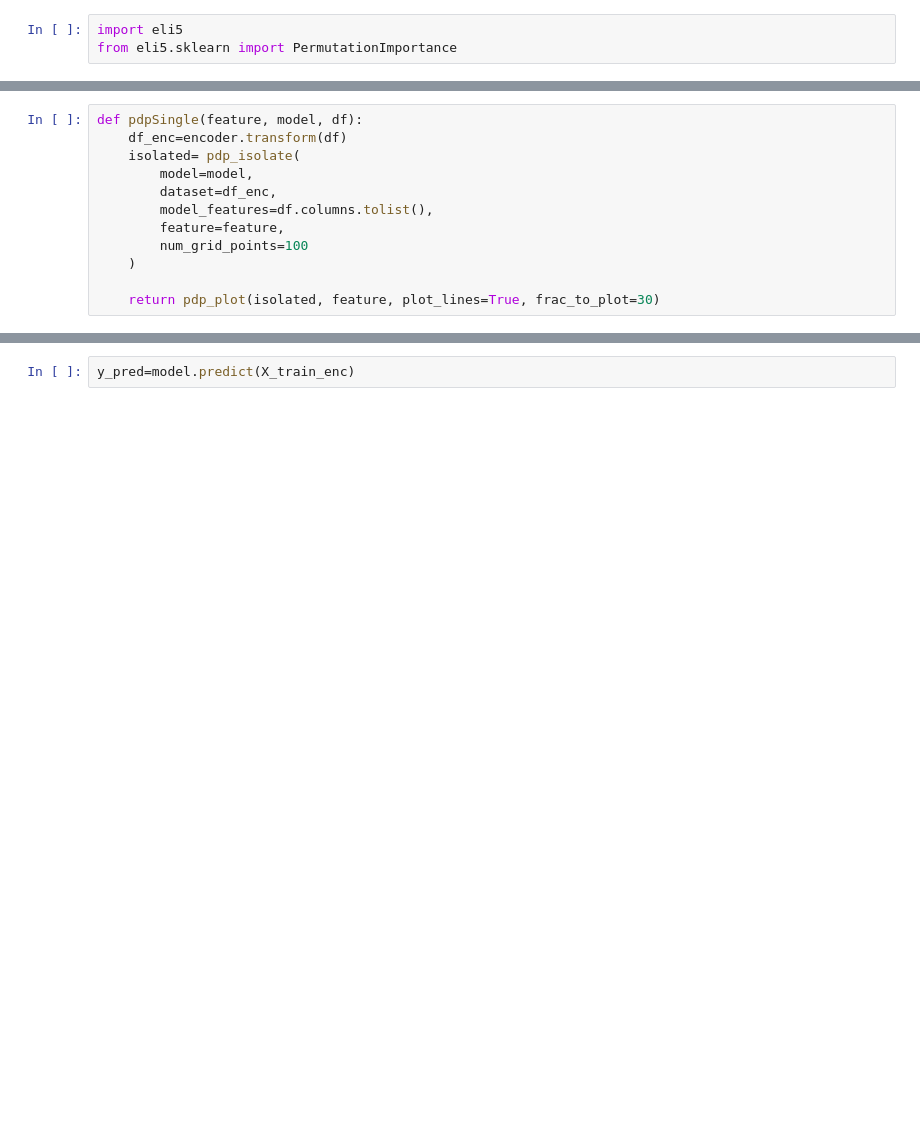
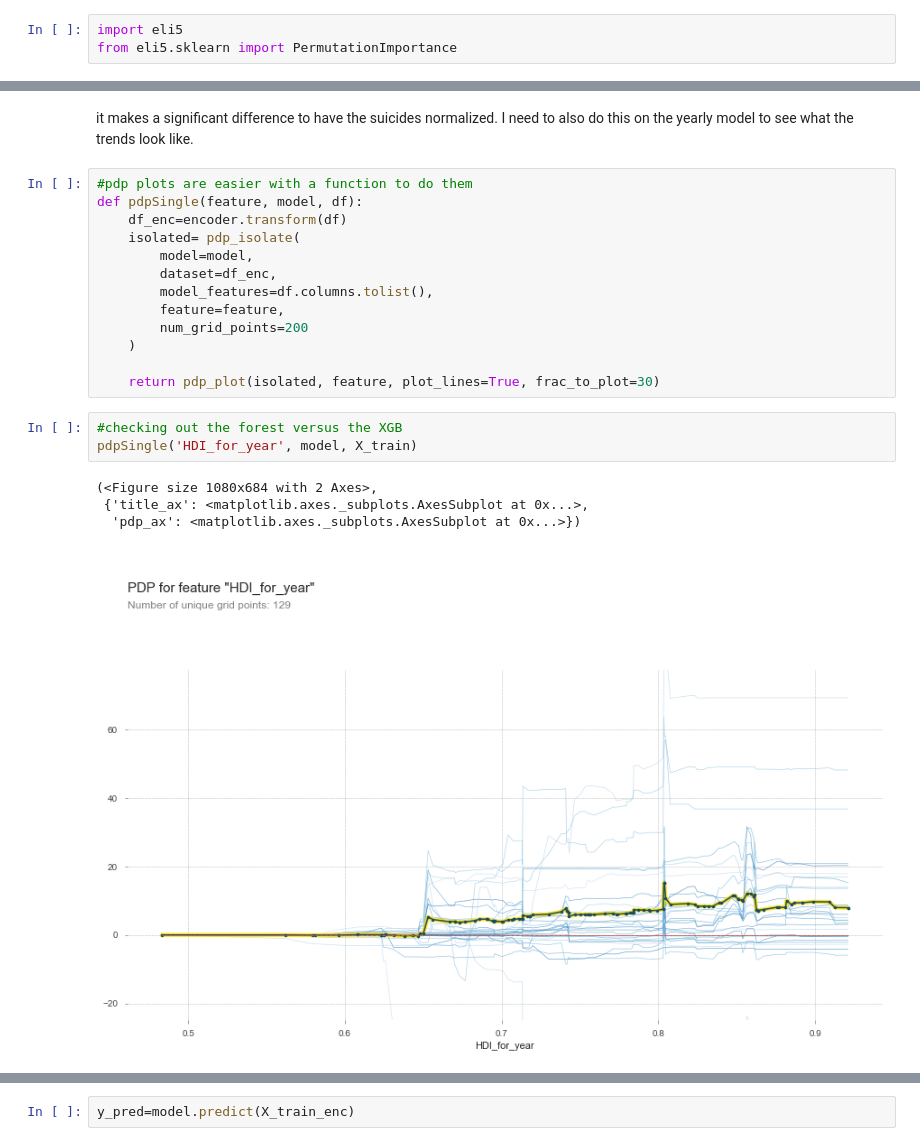
Before and after one commit to eyvonne/Unit_2_Project, a Jupyter notebook: Suicides/Modeling-Copy1.ipynb, the cells around one changed output, grey strips where cells are left out. Cells and saved outputs as stored; diff of their text form; blank space fills up the shorter version.

```diff
--- a/Suicides/Modeling-Copy1.ipynb
+++ b/Suicides/Modeling-Copy1.ipynb
@@ -255,4 +280,7 @@ eli5.show_weights(
+# %% [markdown]
+it makes a significant difference to have the suicides normalized. I need to also do this on the yearly model to see what the trends look like.
 # %%
+#pdp plots are easier with a function to do them
 def pdpSingle(feature, model, df):
     df_enc=encoder.transform(df)
     isolated= pdp_isolate(
@@ -260,8 +288,16 @@ def pdpSingle(feature, model, df):
         dataset=df_enc,
         model_features=df.columns.tolist(),
         feature=feature,
-        num_grid_points=100
+        num_grid_points=200
     )
 
     return pdp_plot(isolated, feature, plot_lines=True, frac_to_plot=30)
+# %%
+#checking out the forest versus the XGB
+pdpSingle('HDI_for_year', model, X_train)
+# %% [output]
+(<Figure size 1080x684 with 2 Axes>,
+ {'title_ax': <matplotlib.axes._subplots.AxesSubplot at 0x...>,
+  'pdp_ax': <matplotlib.axes._subplots.AxesSubplot at 0x...>})
+[figure, added]
 # %%
```
Also changed, not shown: parts of 43 cells of this notebook, 1 other file.
